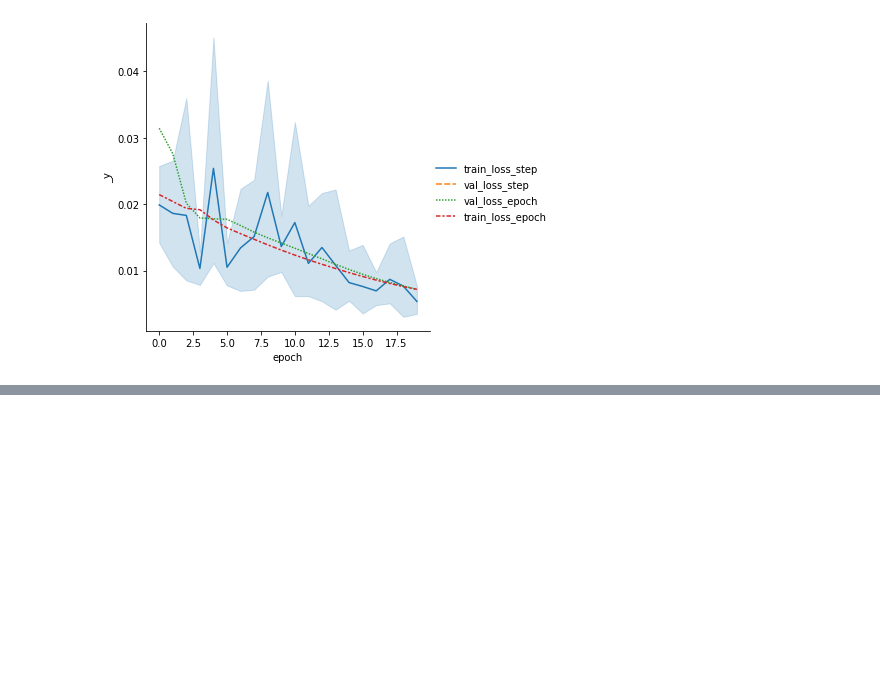
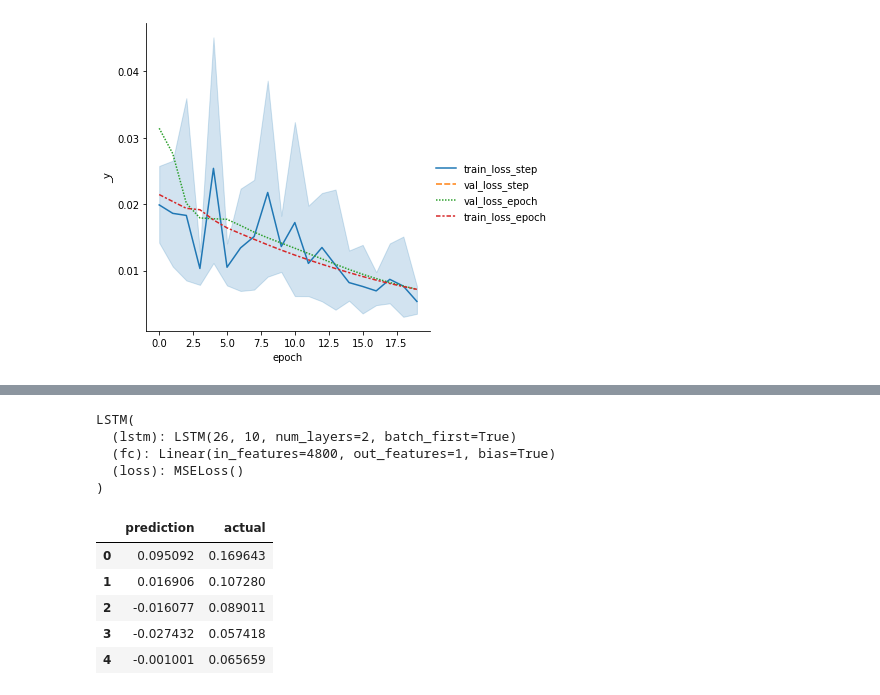
Before and after one commit to Velociraptorvelraptor/metro-interstate-traffic-volume-LSTM-PyTorch-Lightening, a Jupyter notebook: traffic_volume_LSTM_pytorch_lightening.ipynb, the cells around one changed output, grey strips where cells are left out. Drawn from its saved outputs; the diff is of its cells as text; code cells hidden in the pictures; blank space fills up the shorter version.

```diff
--- a/traffic_volume_LSTM_pytorch_lightening.ipynb
+++ b/traffic_volume_LSTM_pytorch_lightening.ipynb
@@ -359,0 +364,12 @@ sns.relplot(data=metrics, kind="line")
+# %%
+champion_model = LSTM.load_from_checkpoint(src_path + "checkpoints/epoch=19-step=6440.ckpt")
+# %%
+champion_model.eval()
+# %% [output]
+LSTM(
+  (lstm): LSTM(26, 10, num_layers=2, batch_first=True)
+  (fc): Linear(in_features=4800, out_features=1, bias=True)
+  (loss): MSELoss()
+)
+# %%
+predicted_results, actual_results = [], []
@@ -359,0 +386,9 @@ sns.relplot(data=metrics, kind="line")
+# %%
+inference_df.head(5)
+# %% [output]
+|  | prediction | actual |
+| 0 | 0.095092 | 0.169643 |
+| 1 | 0.016906 | 0.107280 |
+| 2 | -0.016077 | 0.089011 |
+| 3 | -0.027432 | 0.057418 |
+| 4 | -0.001001 | 0.065659 |
```
Also changed, not shown: parts of 7 cells of this notebook.
